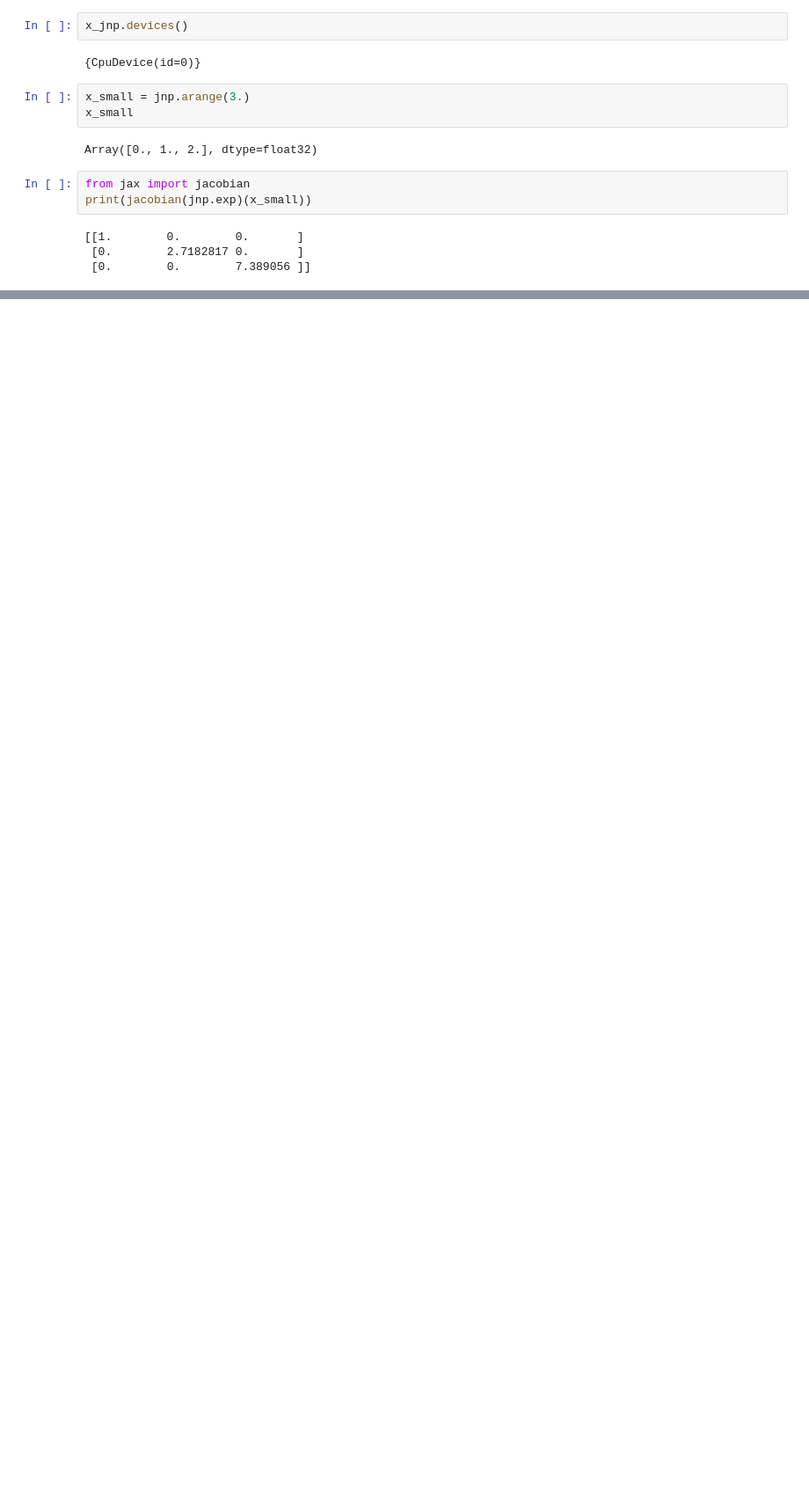
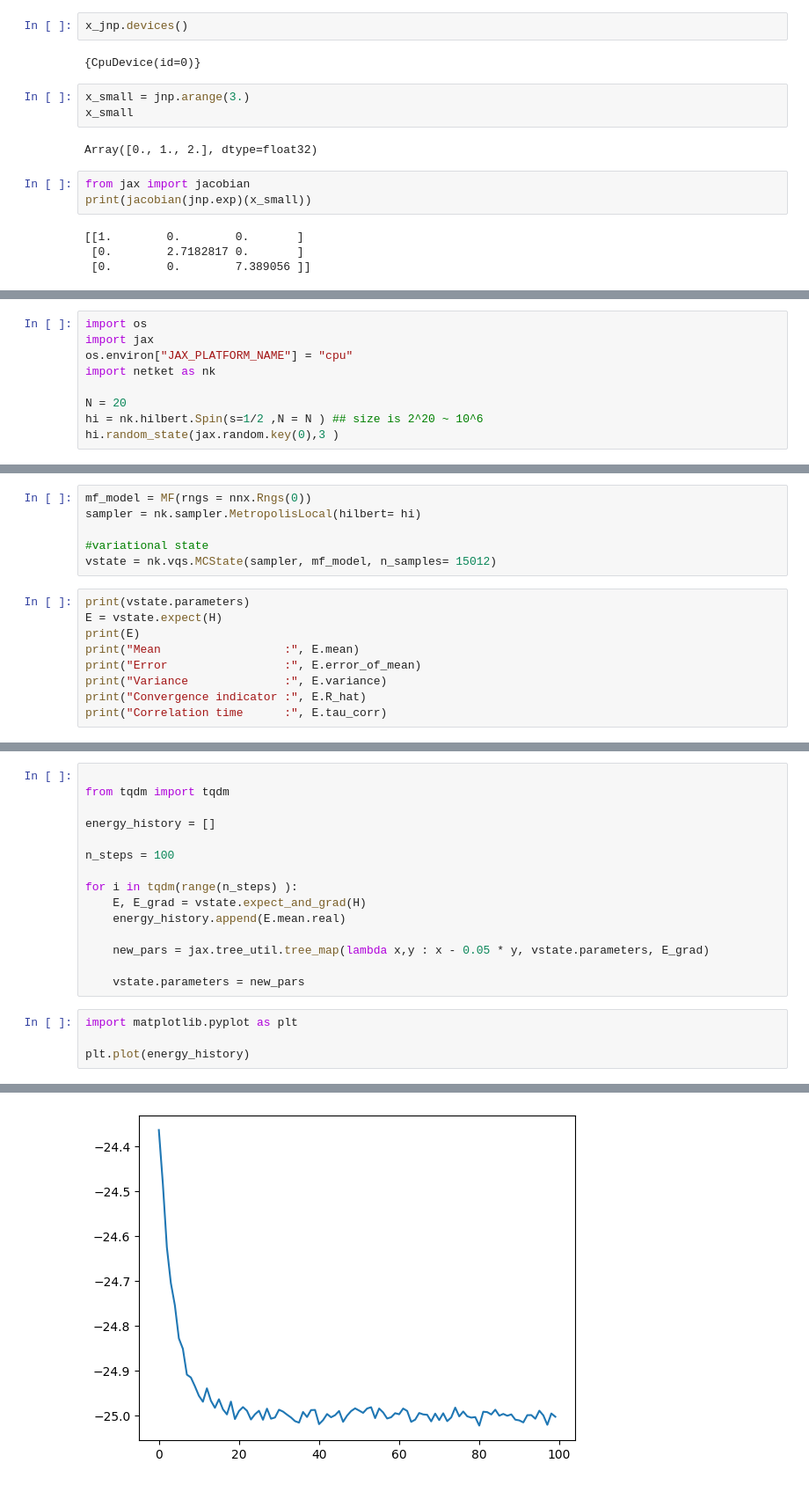
Before and after one commit to IlyaYakushevskiy/FermiNQS, a Jupyter notebook: playgound.ipynb, the cells around one changed output, grey strips where cells are left out. Shown at 88% size. Saved outputs shown, nothing was run; the diff lists cells and outputs as text; blank space fills up the shorter version.

```diff
--- a/playgound.ipynb
+++ b/playgound.ipynb
@@ -37,0 +104,9 @@ Array((), dtype=key<fry>) overlaying:
+# %%
+import os
+import jax
+os.environ["JAX_PLATFORM_NAME"] = "cpu"
+import netket as nk
+
+N = 20
+hi = nk.hilbert.Spin(s=1/2 ,N = N ) ## size is 2^20 ~ 10^6
+hi.random_state(jax.random.key(0),3 )
@@ -37,0 +168,15 @@ Array((), dtype=key<fry>) overlaying:
+# %%
+mf_model = MF(rngs = nnx.Rngs(0))
+sampler = nk.sampler.MetropolisLocal(hilbert= hi)
+
+#variational state
+vstate = nk.vqs.MCState(sampler, mf_model, n_samples= 15012)
+# %%
+print(vstate.parameters)
+E = vstate.expect(H)
+print(E)
+print("Mean                  :", E.mean)
+print("Error                 :", E.error_of_mean)
+print("Variance              :", E.variance)
+print("Convergence indicator :", E.R_hat)
+print("Correlation time      :", E.tau_corr)
@@ -37,0 +191,20 @@ Array((), dtype=key<fry>) overlaying:
+# %%
+
+from tqdm import tqdm
+
+energy_history = []
+
+n_steps = 100
+
+for i in tqdm(range(n_steps) ):
+    E, E_grad = vstate.expect_and_grad(H)
+    energy_history.append(E.mean.real)
+
+    new_pars = jax.tree_util.tree_map(lambda x,y : x - 0.05 * y, vstate.parameters, E_grad)
+
+    vstate.parameters = new_pars
+# %%
+import matplotlib.pyplot as plt
+
+plt.plot(energy_history)
+# %% [output]
@@ -37,0 +212 @@ Array((), dtype=key<fry>) overlaying:
+[figure, added]
```
Also changed, not shown: parts of 18 cells of this notebook, 12 other files.
